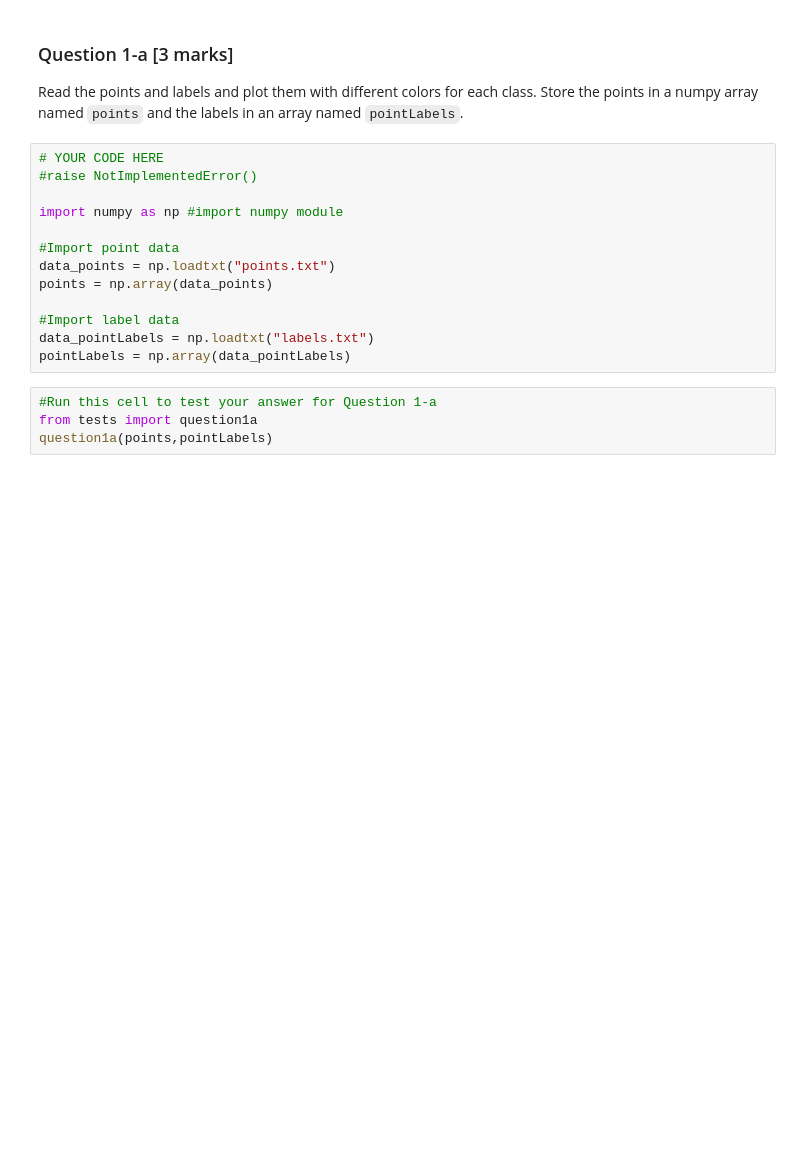
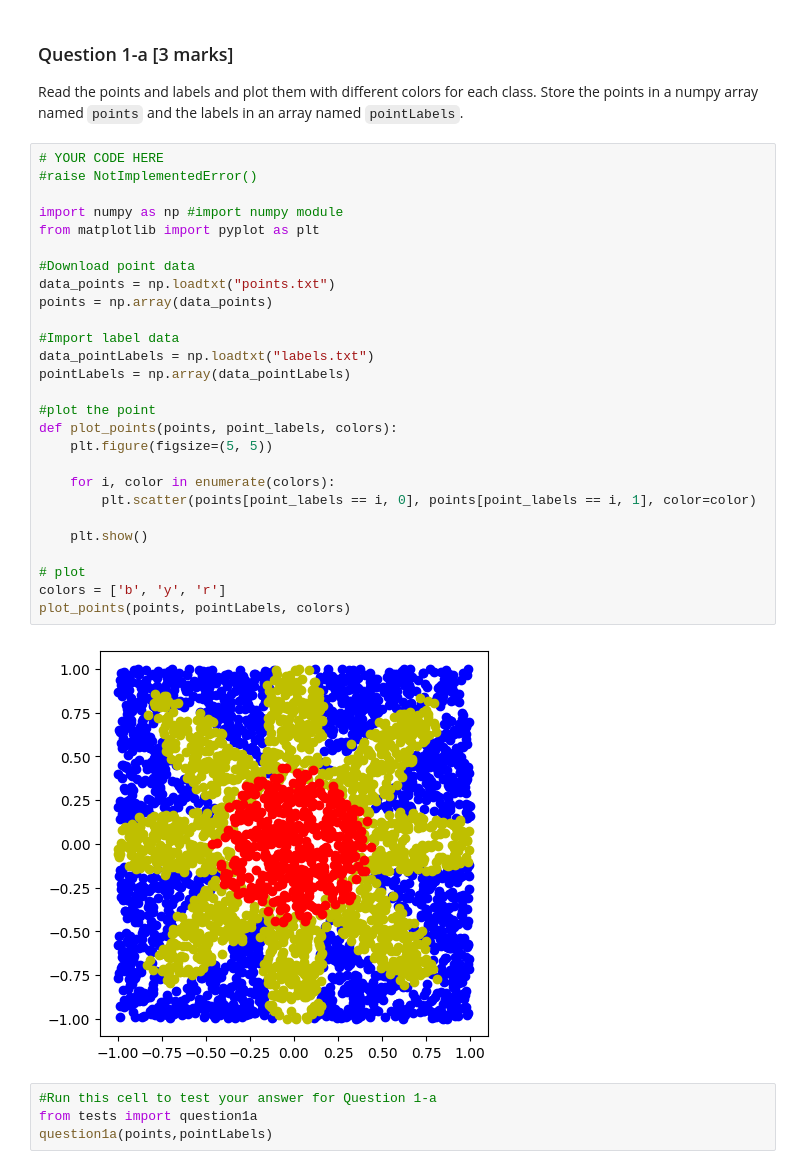
Before and after one commit to zhanruix07/industry-4.0, a Jupyter notebook: ENG2006_Coursework_3_2023.ipynb, the cells around one changed output. Cells and saved outputs as stored; diff of their text form; blank space fills up the shorter version.

```diff
--- a/ENG2006_Coursework_3_2023.ipynb
+++ b/ENG2006_Coursework_3_2023.ipynb
@@ -52,16 +52,32 @@ Read the points and labels and plot them with different colors for each class. S
 # %%
 # YOUR CODE HERE
 #raise NotImplementedError()
 
 import numpy as np #import numpy module
+from matplotlib import pyplot as plt
 
-#Import point data
+#Download point data
 data_points = np.loadtxt("points.txt")
 points = np.array(data_points)
 
 #Import label data
 data_pointLabels = np.loadtxt("labels.txt")
 pointLabels = np.array(data_pointLabels)
+
+#plot the point
+def plot_points(points, point_labels, colors):
+    plt.figure(figsize=(5, 5))
+
+    for i, color in enumerate(colors):
+        plt.scatter(points[point_labels == i, 0], points[point_labels == i, 1], color=color)
+
+    plt.show()
+
+# plot
+colors = ['b', 'y', 'r']
+plot_points(points, pointLabels, colors)
+# %% [output]
+[figure, added]
 # %%
 #Run this cell to test your answer for Question 1-a
 from tests import question1a
```
Also changed, not shown: parts of 13 cells of this notebook, 2 other files.
